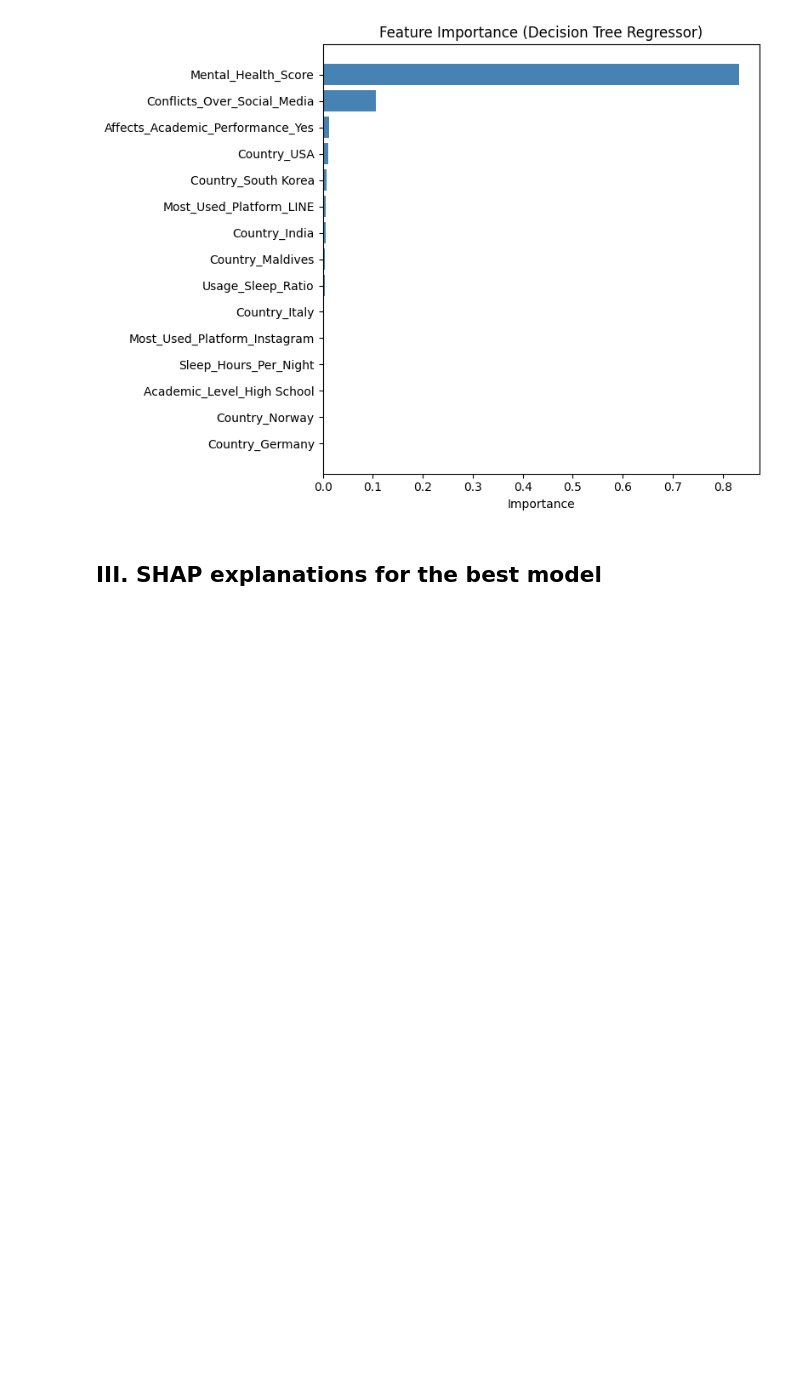
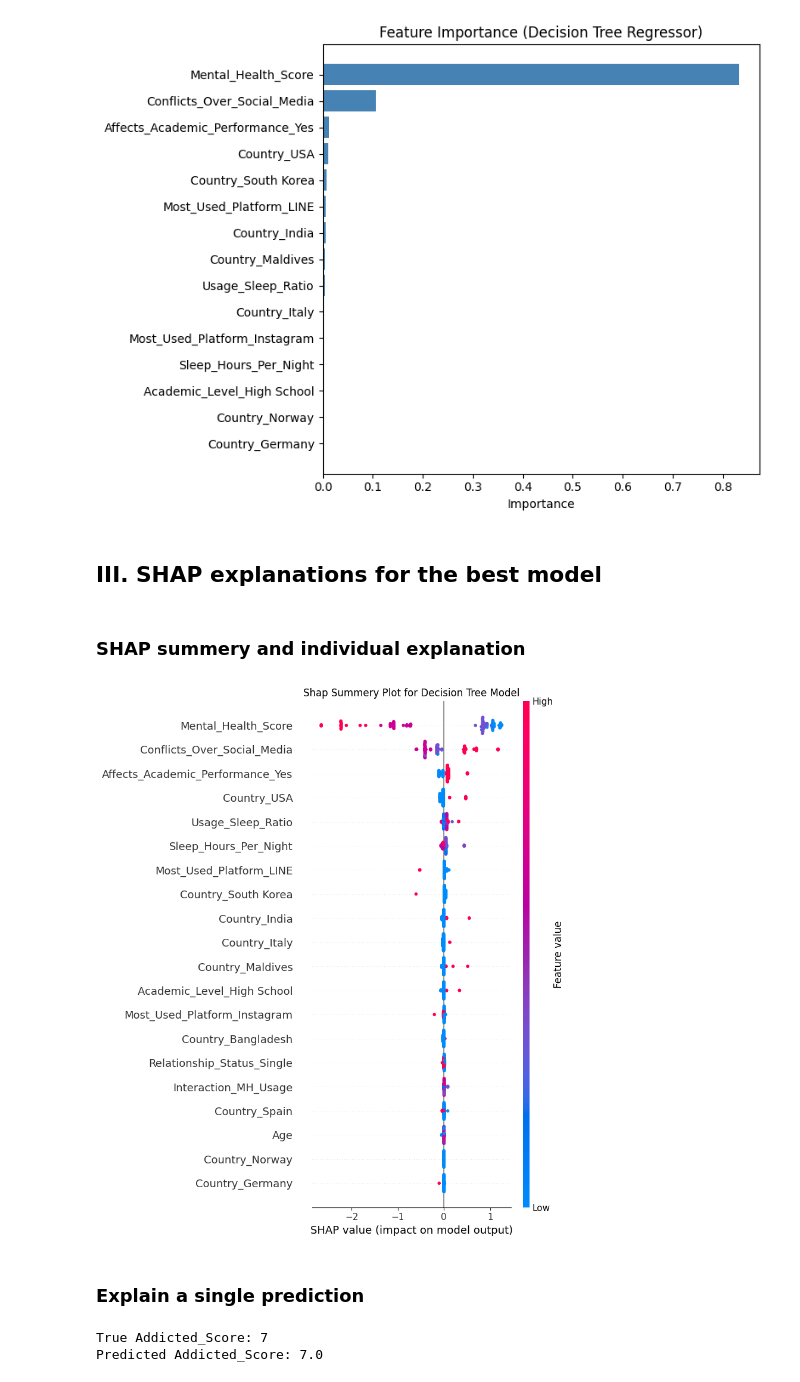
Before and after one commit to pasindu-piyumal/Student_Social_Media_Addiction, a Jupyter notebook: predict_student_social_media_addiction.ipynb, the cells around one changed output. Saved outputs shown, nothing was run; the diff lists cells and outputs as text; code cells hidden in the pictures; blank space fills up the shorter version.

Commit message:
explain the first test sample

```diff
--- a/predict_student_social_media_addiction.ipynb
+++ b/predict_student_social_media_addiction.ipynb
@@ -893,3 +893,23 @@ plt.show()
 ## III. SHAP explanations for the best model
 # %%
 import shap
+# %% [markdown]
+### SHAP summery and individual explanation
+# %%
+explainer = shap.TreeExplainer(best_model)
+shap_values = explainer.shap_values(X_test) # Compute shap values for test set
+plt.title("Shap Summery Plot for Decision Tree Model")
+shap.summary_plot(shap_values, X_test, feature_names=X_test.columns)
+# %% [output]
+[figure, added]
+# %% [markdown]
+### Explain a single prediction
+# %%
+sample_idx = 0
+X_sample = X_test.iloc[sample_idx:sample_idx+1]
+
+print("True Addicted_Score:", y_test.iloc[sample_idx])
+print("Predicted Addicted_Score:", best_model.predict(X_sample)[0])
+# %% [output]
+True Addicted_Score: 7
+Predicted Addicted_Score: 7.0
```
